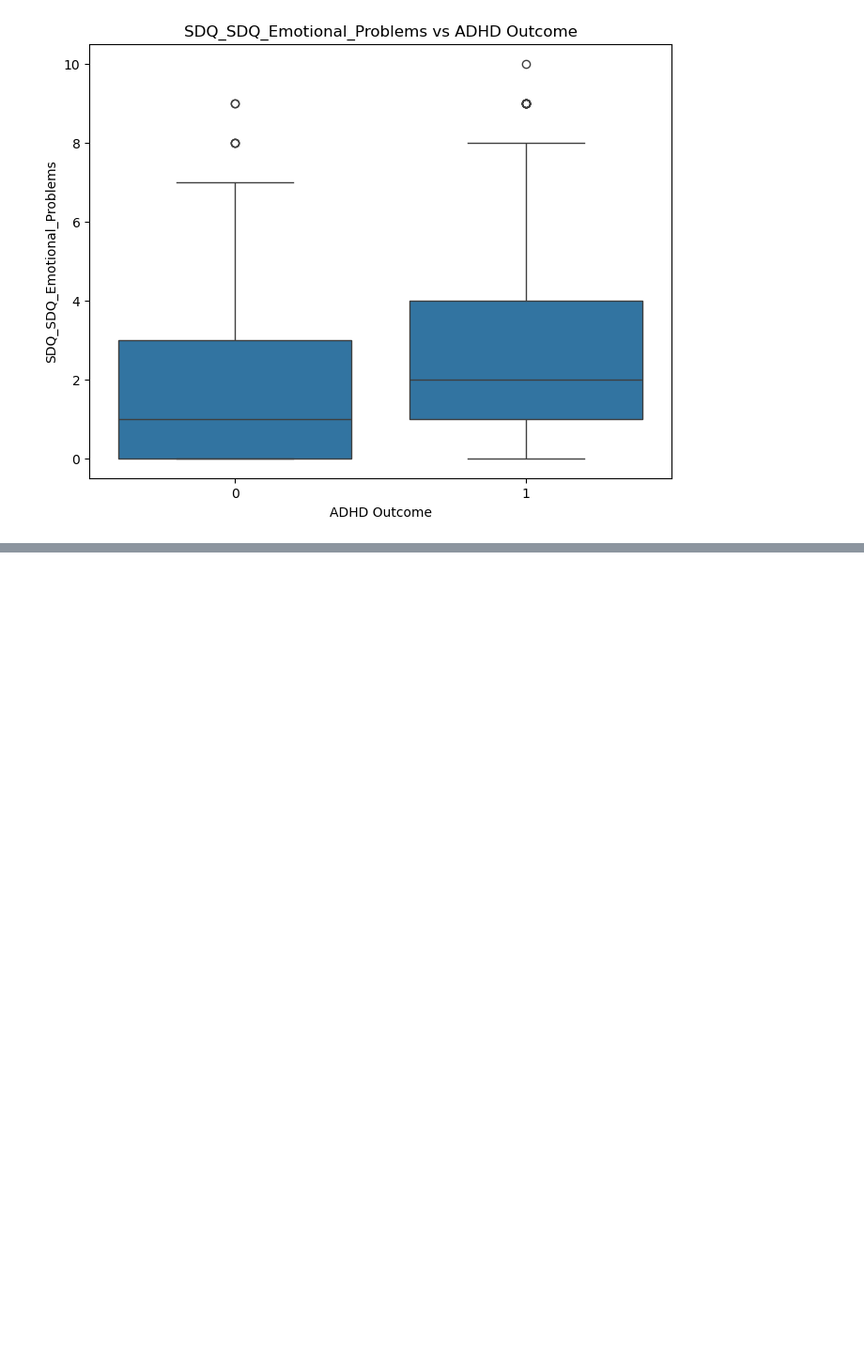
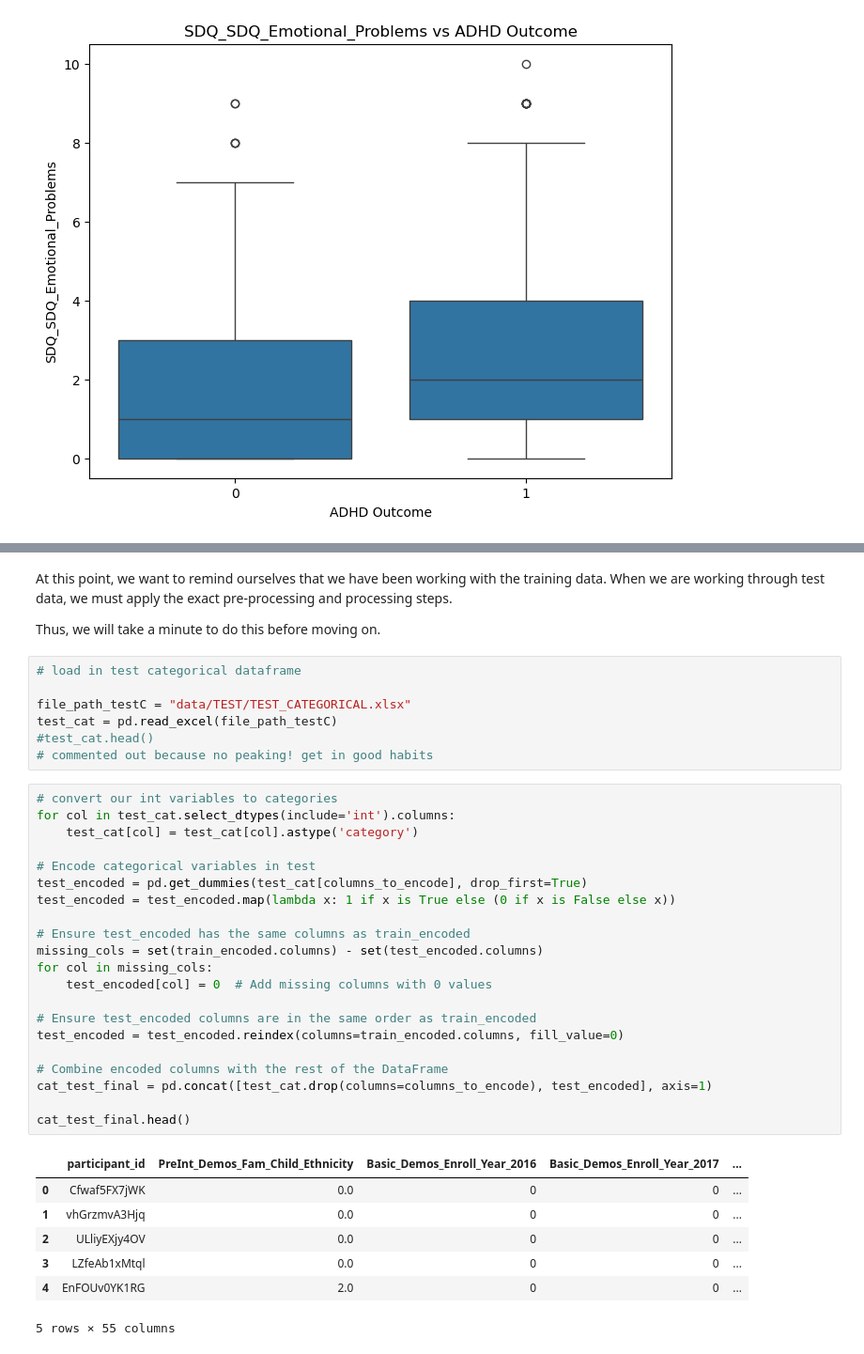
Before and after one commit to Arcturus816/Predicting_ADHD_in_Women, a Jupyter notebook: ADHD_Clean_EDA.ipynb, the cells around one changed output, grey strips where cells are left out. Shown at 94% size. Drawn from its saved outputs; the diff is of its cells as text; blank space fills up the shorter version.

```diff
--- a/ADHD_Clean_EDA.ipynb
+++ b/ADHD_Clean_EDA.ipynb
@@ -432,0 +602,40 @@ plt.show()
+# %% [markdown]
+At this point, we want to remind ourselves that we have been working with the training data. When we are working through test data, we must apply the exact pre-processing and processing steps.
+
+Thus, we will take a minute to do this before moving on.
+# %%
+# load in test categorical dataframe
+
+file_path_testC = "data/TEST/TEST_CATEGORICAL.xlsx"
+test_cat = pd.read_excel(file_path_testC)
+#test_cat.head()
+# commented out because no peaking! get in good habits
+# %%
+# convert our int variables to categories
+for col in test_cat.select_dtypes(include='int').columns:
+    test_cat[col] = test_cat[col].astype('category')
+
+# Encode categorical variables in test
+test_encoded = pd.get_dummies(test_cat[columns_to_encode], drop_first=True)
+test_encoded = test_encoded.map(lambda x: 1 if x is True else (0 if x is False else x))
+
+# Ensure test_encoded has the same columns as train_encoded
+missing_cols = set(train_encoded.columns) - set(test_encoded.columns)
+for col in missing_cols:
+    test_encoded[col] = 0  # Add missing columns with 0 values
+
+# Ensure test_encoded columns are in the same order as train_encoded
+test_encoded = test_encoded.reindex(columns=train_encoded.columns, fill_value=0)
+
+# Combine encoded columns with the rest of the DataFrame
+cat_test_final = pd.concat([test_cat.drop(columns=columns_to_encode), test_encoded], axis=1)
+
+cat_test_final.head()
+# %% [output]
+|  | participant_id | PreInt_Demos_Fam_Child_Ethnicity | Basic_Demos_Enroll_Year_2016 | Basic_Demos_Enroll_Year_2017 | ... |
+| 0 | Cfwaf5FX7jWK | 0.0 | 0 | 0 | ... |
+| 1 | vhGrzmvA3Hjq | 0.0 | 0 | 0 | ... |
+| 2 | ULliyEXjy4OV | 0.0 | 0 | 0 | ... |
+| 3 | LZfeAb1xMtql | 0.0 | 0 | 0 | ... |
+| 4 | EnFOUv0YK1RG | 2.0 | 0 | 0 | ... |
+5 rows × 55 columns
```
Also changed, not shown: parts of 54 cells of this notebook.
